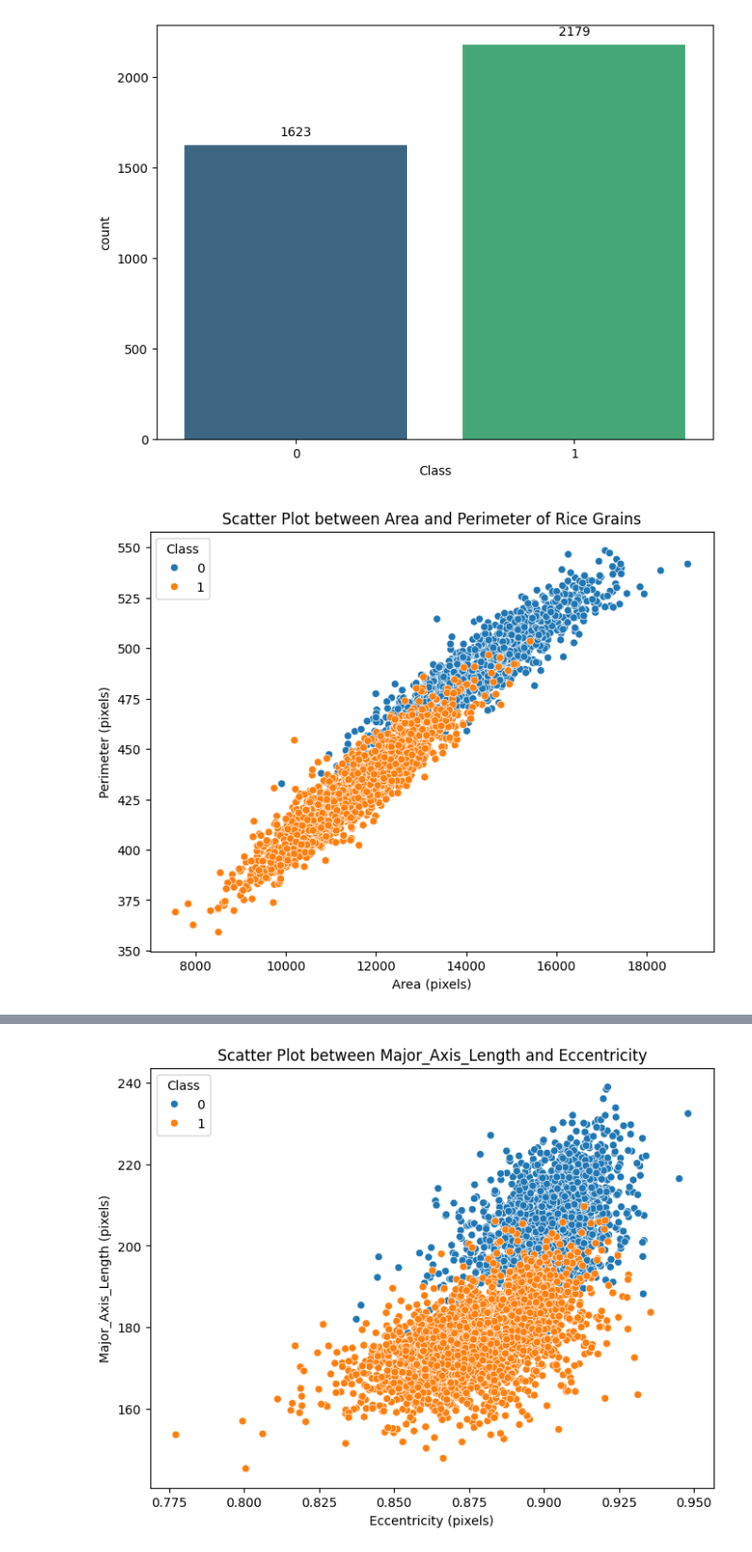
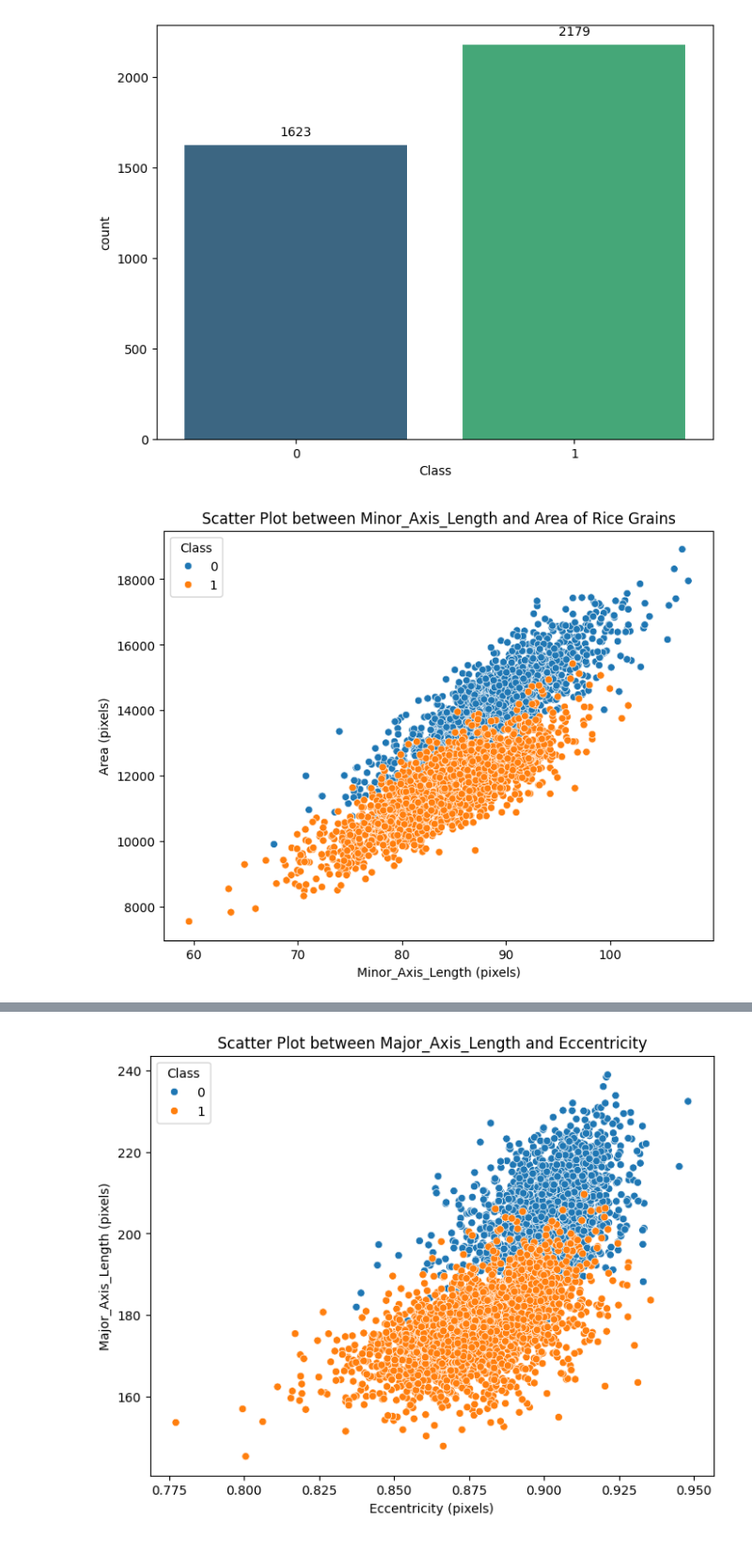
Before and after one commit to Hoang-Dien-IT/Rice2024_identification, a Jupyter notebook: data_processing/Visualize_processed_data.ipynb, the cells around one changed output, grey strips where cells are left out. Shown: that part at 94% size. Cells and saved outputs as stored; diff of their text form; code cells hidden in the pictures.

```diff
--- a/data_processing/Visualize_processed_data.ipynb
+++ b/data_processing/Visualize_processed_data.ipynb
@@ -8,7 +8,7 @@ pd.set_option('display.max_columns', None)
 pd.set_option('display.width', 1000)
 # %%
 # Đọc tập dữ liệu từ file CSV (giả định rằng bạn có file rice_dataset.csv)
-df = pd.read_excel('./rice_not_scale.xlsx', engine='openpyxl')
+df = pd.read_excel('./xoa-2cot-rice.xlsx', engine='openpyxl')
 # %%
 # Hiển thị vài dòng đầu tiên của tập dữ liệu
 print(df.head())
@@ -96,12 +96,12 @@ for p in sns_plot.patches:
 # %% [output]
 [figure]
 # %%
-# Tương quan giữa Area và Perimeter
+# Tương quan giữa Minor_Axis_Length và Area
 plt.figure(figsize=(8, 6))
-sns.scatterplot(x='Area', y='Perimeter', hue='Class', data=df)
-plt.title('Scatter Plot between Area and Perimeter of Rice Grains')
-plt.xlabel('Area (pixels)')
-plt.ylabel('Perimeter (pixels)')
+sns.scatterplot(x='Minor_Axis_Length', y='Area', hue='Class', data=df)
+plt.title('Scatter Plot between Minor_Axis_Length and Area of Rice Grains')
+plt.xlabel('Minor_Axis_Length (pixels)')
+plt.ylabel('Area (pixels)')
 plt.show()
 # %% [output]
-[figure, old version]
+[figure, new version]
```
Also changed, not shown: parts of 1 cell of this notebook, 12 other files.
